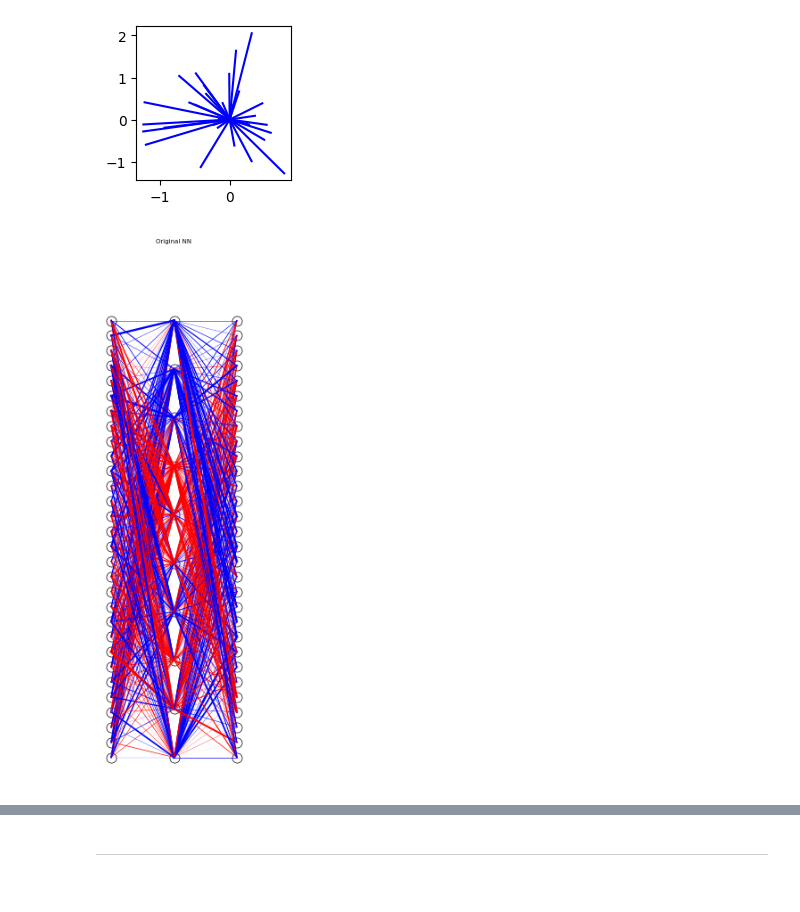
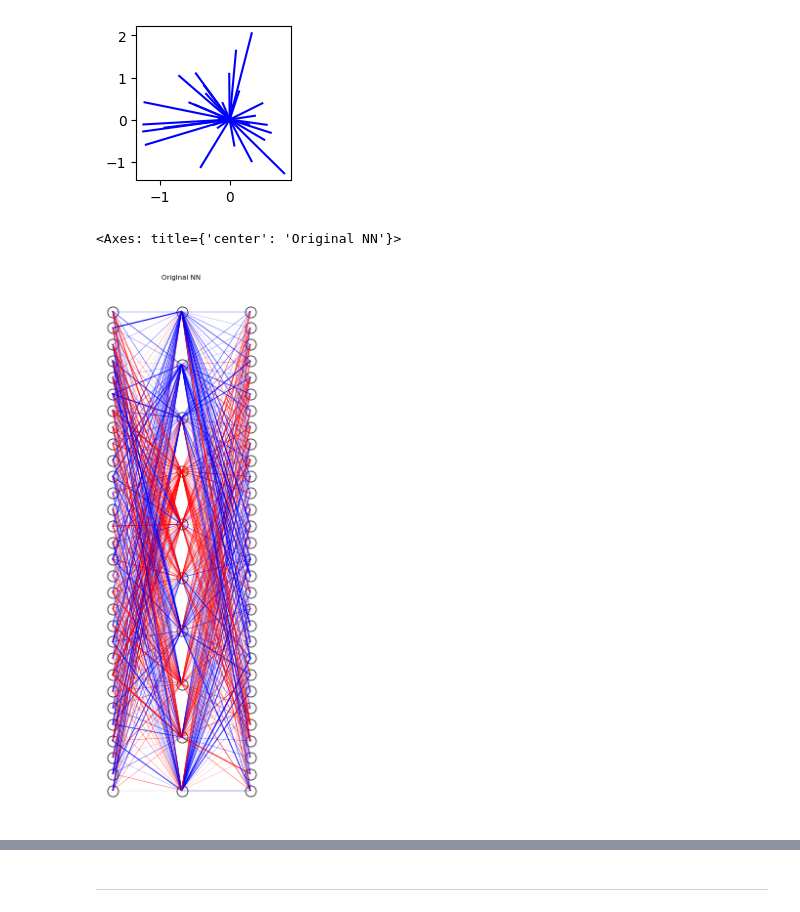
Before and after one commit to briannachrisman/eigenestimation, a Jupyter notebook: notebooks/tm3_high_rank.ipynb, the cells around one changed output, grey strips where cells are left out. Saved outputs shown, nothing was run; the diff lists cells and outputs as text; code cells hidden in the pictures.

```diff
--- a/notebooks/tm3_high_rank.ipynb
+++ b/notebooks/tm3_high_rank.ipynb
@@ -33,15 +33,17 @@ plt.show()
 # %%
 # Load TMS model
 model_params = dict(model.named_parameters())
 weights = {k:v for k,v in model_params.items() if 'b' not in k}
 weights = {str(i):v.transpose(0,1) for i,v in enumerate(weights.values())}
 
 biases = {k:v for k,v in model_params.items() if 'b' in k}
 biases = {str(i+1):v for i,v in enumerate(biases.values())}
 
-f = DrawNeuralNetwork(weights, biases, "Original NN")
+f, ax = plt.subplots(figsize=(2,7))
+DrawNeuralNetwork(weights, biases, "Original NN", ax=ax)
 # %% [output]
+<Axes: title={'center': 'Original NN'}>
-[figure, old version]
+[figure, new version]
 # %%
 
 model_params = eigenmodel.reconstruct_network()
```
Also changed, not shown: parts of 7 cells of this notebook, 19 other files.
